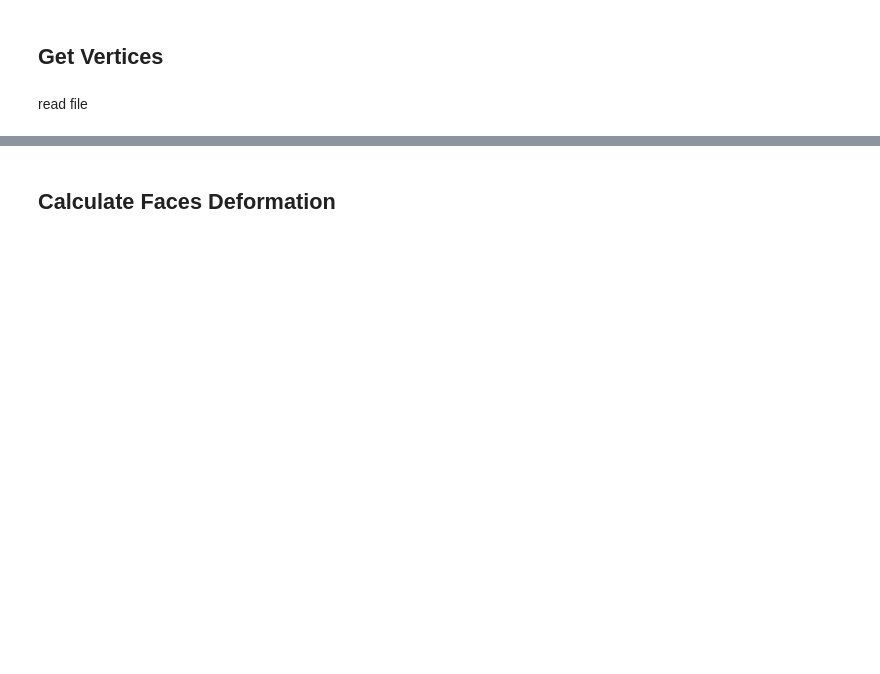
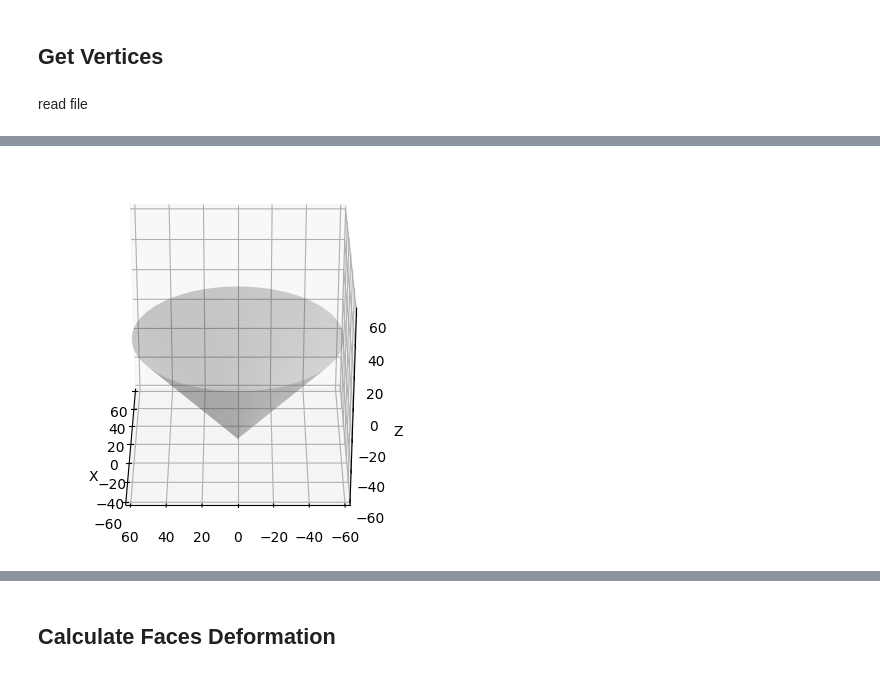
Before and after one commit to valentindalstein/FOVMAP, a Jupyter notebook: notebooks/polyhedron_cone_intersect.ipynb, the cells around one changed output, grey strips where cells are left out. Cells and saved outputs as stored; diff of their text form; code cells hidden in the pictures; blank space fills up the shorter version.

```diff
--- a/notebooks/polyhedron_cone_intersect.ipynb
+++ b/notebooks/polyhedron_cone_intersect.ipynb
@@ -15 +44,5 @@ read file
+# %%
+cone_config_path = CONFIG_PATH / 'cone_config.json'
+with open(cone_config_path, 'r') as f:
+    cone_config = json.load(f)
 # %% [markdown]
@@ -16,0 +50,22 @@ read file
+# %%
+pos_height_lim = 10
+resolution = 500
+# %%
+intersect_point, ommatidia_to_intersect = vector_cone_intersection(
+    radius=cone_config['radius'],
+    height=cone_config['height'],
+    vertices=vertices
+)
+# %%
+cone_x, cone_y, cone_z = complete_cone_surface_apex_neg_z(
+   radius=cone_config['radius'],
+   cone_angle_deg=cone_config['cone_angle_deg'],
+   height=cone_config['height'],
+   pos_height_lim=pos_height_lim,
+   z_base_offset=0,
+   resolution=resolution
+   )
+filtered_vert = filter_vert_z_bound(intersect_point.values(), [-cone_config["height"], pos_height_lim])
+cone_no_lim_fig, cone_no_lim_ax = plot_cone(cone_x, cone_y, cone_z)
+# %% [output]
+[figure, added]
```
Also changed, not shown: parts of 19 cells of this notebook.
